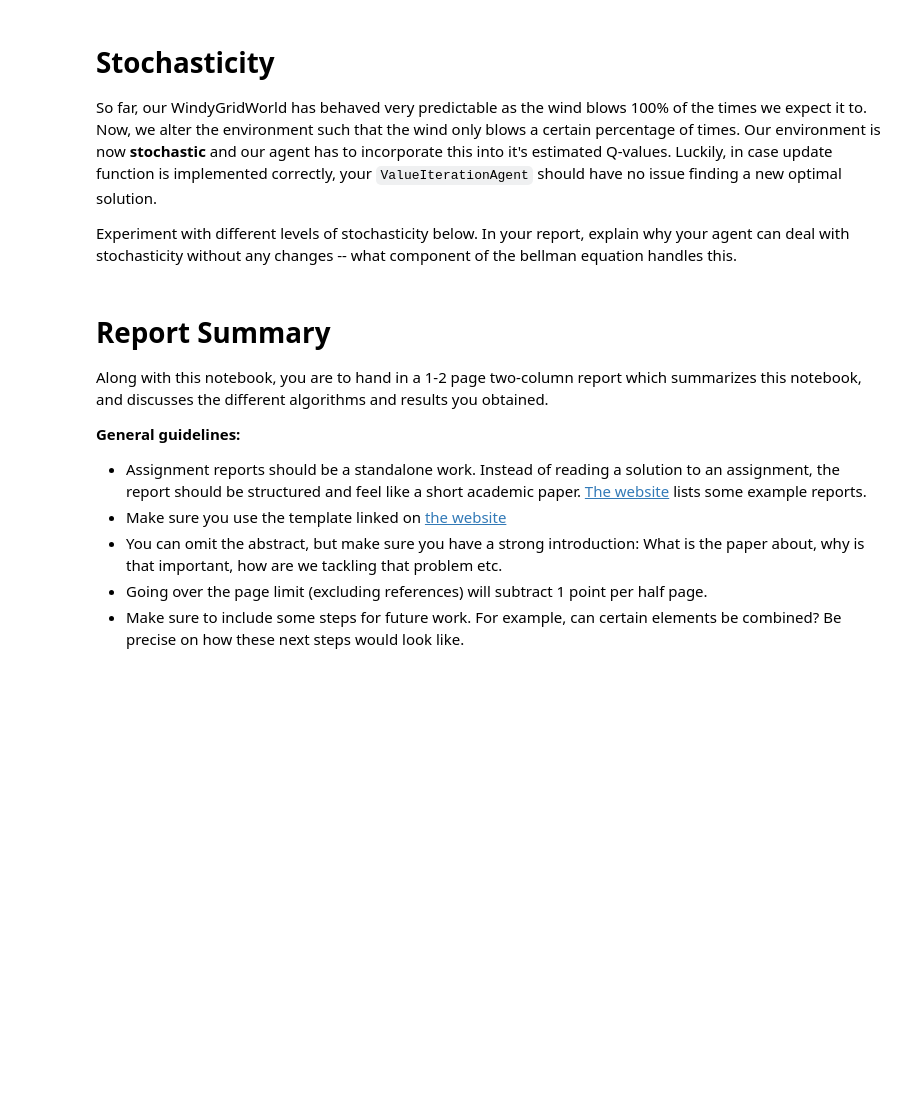
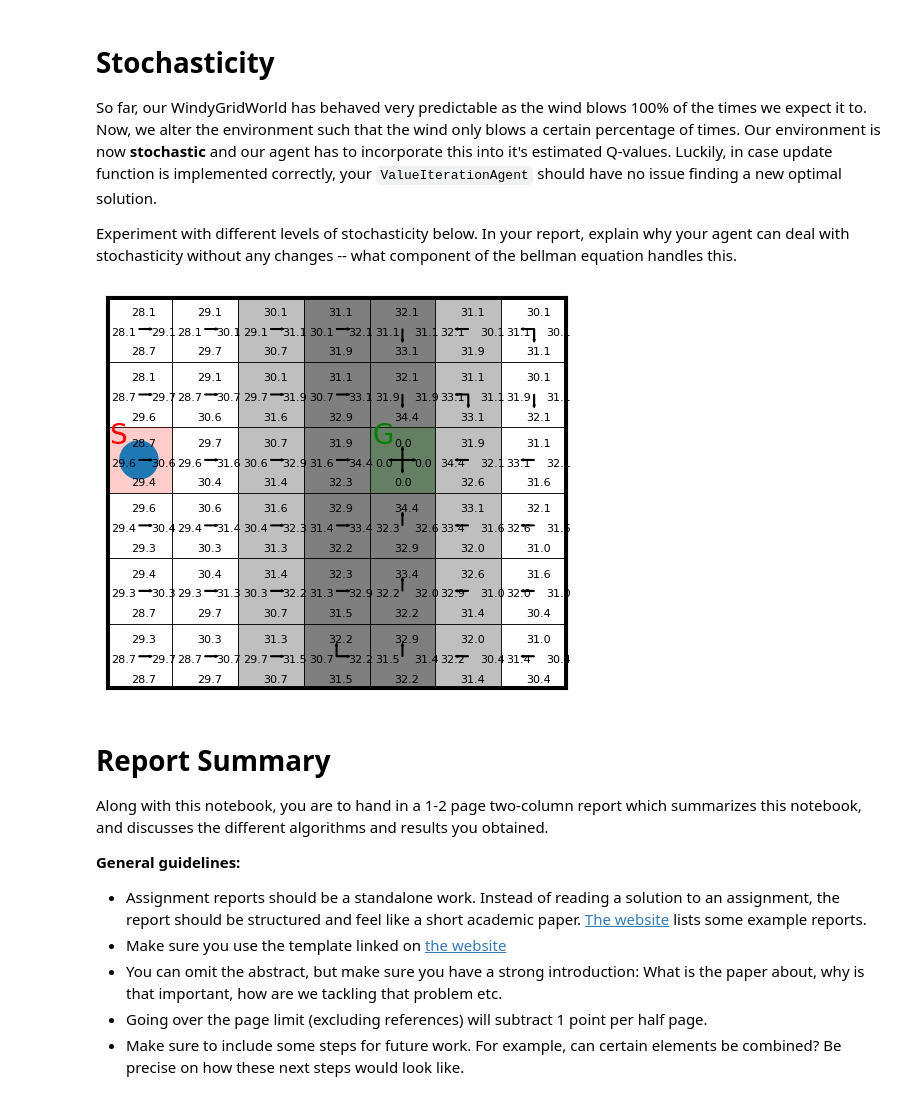
Before and after one commit to kraksys/irl26, a Jupyter notebook: 1b/RL_Bachelor_Assignment_1B_(2026).ipynb, the cells around one changed output. Saved outputs shown, nothing was run; the diff lists cells and outputs as text; code cells hidden in the pictures; blank space fills up the shorter version.

```diff
--- a/1b/RL_Bachelor_Assignment_1B_(2026).ipynb
+++ b/1b/RL_Bachelor_Assignment_1B_(2026).ipynb
@@ -490,16 +536,18 @@ So far, our WindyGridWorld has behaved very predictable as the wind blows 100% o
 Experiment with different levels of stochasticity below. In your report, explain why your agent can deal with stochasticity without any changes -- what component of the bellman equation handles this.
 # %%
 # Experiment with different values:
-WIND_BLOWS_PROPORTION=0.75
+WIND_BLOWS_PROPORTION=0.22
 env = WindyGridworld(wind_blows_proportion=WIND_BLOWS_PROPORTION)
 agent = ValueIterationAgent(
     n_states=env.n_states,
     n_actions=env.n_actions,
     transition_model=env.p_sas,
     reward_model=env.r_sas
 )
 agent.train()
 env.render(Q_sa=agent.Q, plot_optimal_policy=True)
+# %% [output]
+[figure, added]
 # %% [markdown]
 # Report Summary
 
```
Also changed, not shown: parts of 6 cells of this notebook.
